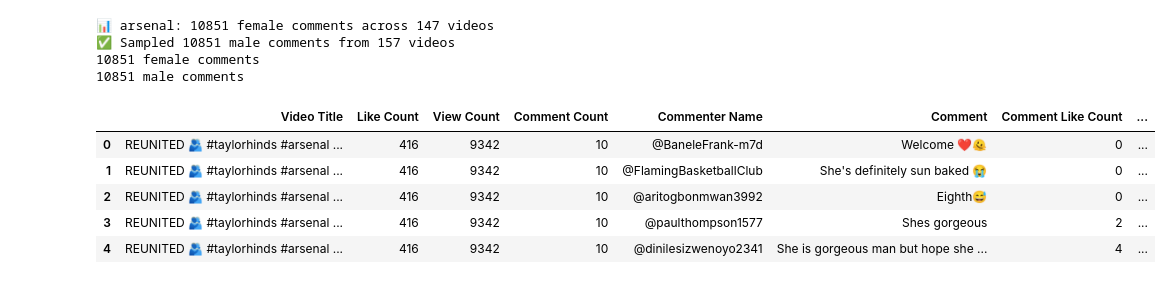
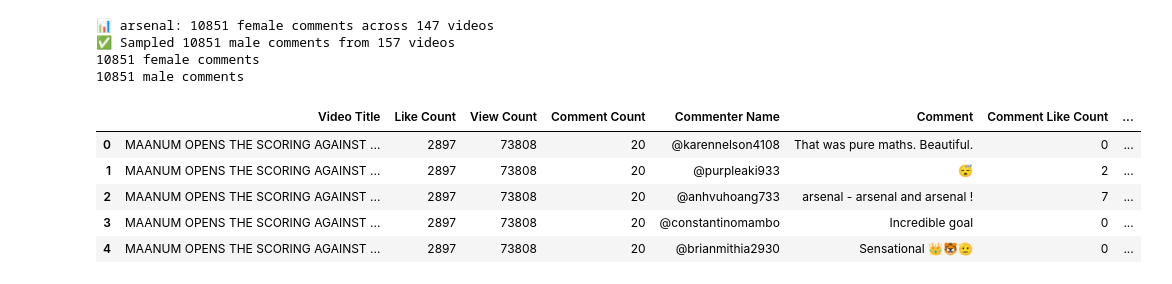
Before and after one commit to Dabo243/Bachelor2, a Jupyter notebook: Unified.ipynb, the cells around one changed output. Saved outputs shown, nothing was run; the diff lists cells and outputs as text; code cells hidden in the pictures.

```diff
--- a/Unified.ipynb
+++ b/Unified.ipynb
@@ -1490,7 +1490,7 @@ import random
 
 def balance_by_gender_from_predictions(club_name, result_df, folder_path=".", random_seed=42):
     # Normalize file name
-    file_name = f"{club_name.lower().replace(' ', '_')}.csv" if club_name.lower().replace(' ', '') != "parisfc" else "parisfc.csv"
+    file_name = f"{club_name.lower().replace(' ', '_')}.csv" if club_name.lower().replace(' ', '') != "paris_fc" else "parisfc.csv"
     full_path = f"{folder_path}/{file_name}"
 
     # Load full comment dataset
@@ -1598,11 +1598,11 @@ print(len(arsenalM_df), "male comments")
 10851 female comments
 10851 male comments
 # %%
-arsenalF_df.head()
+arsenalM_df.head()
 # %% [output]
 |  | Video Title | Like Count | View Count | Comment Count | Commenter Name | Comment | Comment Like Count | ... |
-| 0 | REUNITED 🫂 #taylorhinds #arsenal ... | 416 | 9342 | 10 | @BaneleFrank-m7d | Welcome ❤️🫠 | 0 | ... |
-| 1 | REUNITED 🫂 #taylorhinds #arsenal ... | 416 | 9342 | 10 | @FlamingBasketballClub | She's definitely sun baked 😭 | 0 | ... |
-| 2 | REUNITED 🫂 #taylorhinds #arsenal ... | 416 | 9342 | 10 | @aritogbonmwan3992 | Eighth😅 | 0 | ... |
-| 3 | REUNITED 🫂 #taylorhinds #arsenal ... | 416 | 9342 | 10 | @paulthompson1577 | Shes gorgeous | 2 | ... |
-| 4 | REUNITED 🫂 #taylorhinds #arsenal ... | 416 | 9342 | 10 | @dinilesizwenoyo2341 | She is gorgeous man but hope she ... | 4 | ... |
+| 0 | MAANUM OPENS THE SCORING AGAINST ... | 2897 | 73808 | 20 | @karennelson4108 | That was pure maths. Beautiful. | 0 | ... |
+| 1 | MAANUM OPENS THE SCORING AGAINST ... | 2897 | 73808 | 20 | @purpleaki933 | 😴 | 2 | ... |
+| 2 | MAANUM OPENS THE SCORING AGAINST ... | 2897 | 73808 | 20 | @anhvuhoang733 | arsenal - arsenal and arsenal ! | 7 | ... |
+| 3 | MAANUM OPENS THE SCORING AGAINST ... | 2897 | 73808 | 20 | @constantinomambo | Incredible goal | 0 | ... |
+| 4 | MAANUM OPENS THE SCORING AGAINST ... | 2897 | 73808 | 20 | @brianmithia2930 | Sensational 👑🐯🫡 | 0 | ... |
```
Also changed, not shown: parts of 22 cells of this notebook.
